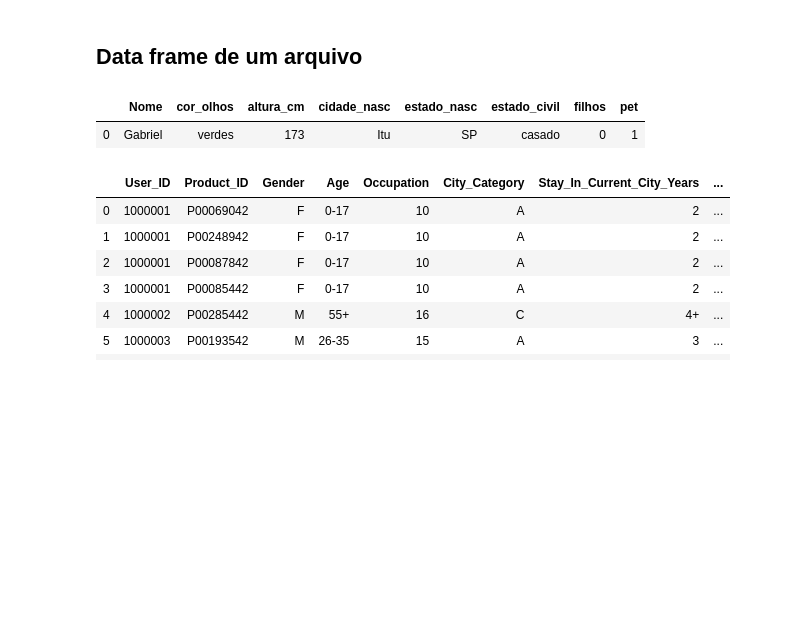
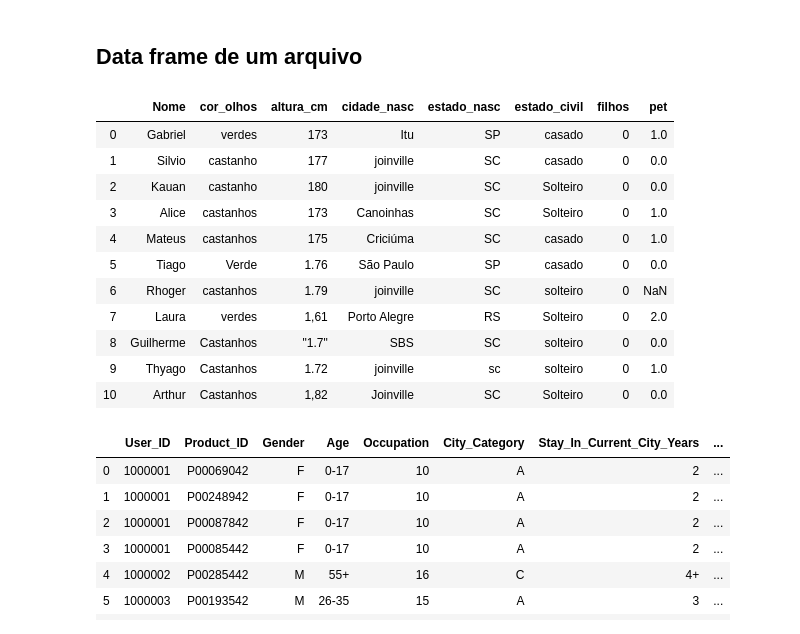
Before and after one commit to gabubellon/xp-ds-joi-2019, a Jupyter notebook: semana02/01.semana02.pandas.ipynb, the cells around one changed output. Saved outputs shown, nothing was run; the diff lists cells and outputs as text; code cells hidden in the pictures; blank space fills up the shorter version.

```diff
--- a/semana02/01.semana02.pandas.ipynb
+++ b/semana02/01.semana02.pandas.ipynb
@@ -223,11 +223,21 @@ df_dict
 # %% [markdown]
 ## Data frame de um arquivo
 # %%
-df_file_csv = pd.read_csv('dados.csv',delimiter=',',)
+df_file_csv = pd.read_csv('dados.csv',delimiter=',')
 df_file_csv
 # %% [output]
 |  | Nome | cor_olhos | altura_cm | cidade_nasc | estado_nasc | estado_civil | filhos | pet |
-| 0 | Gabriel | verdes | 173 | Itu | SP | casado | 0 | 1 |
+| 0 | Gabriel | verdes | 173 | Itu | SP | casado | 0 | 1.0 |
+| 1 | Silvio | castanho | 177 | joinville | SC | casado | 0 | 0.0 |
+| 2 | Kauan | castanho | 180 | joinville | SC | Solteiro | 0 | 0.0 |
+| 3 | Alice | castanhos | 173 | Canoinhas | SC | Solteiro | 0 | 1.0 |
+| 4 | Mateus | castanhos | 175 | Criciúma | SC | casado | 0 | 1.0 |
+| 5 | Tiago | Verde | 1.76 | São Paulo | SP | casado | 0 | 0.0 |
+| 6 | Rhoger | castanhos | 1.79 | joinville | SC | solteiro | 0 | NaN |
+| 7 | Laura | verdes | 1,61 | Porto Alegre | RS | Solteiro | 0 | 2.0 |
+| 8 | Guilherme | Castanhos | "1.7" | SBS | SC | solteiro | 0 | 0.0 |
+| 9 | Thyago | Castanhos | 1.72 | joinville | sc | solteiro | 0 | 1.0 |
+| 10 | Arthur | Castanhos | 1,82 | Joinville | SC | Solteiro | 0 | 0.0 |
 # %%
 #https://pandas.pydata.org/pandas-docs/stable/user_guide/io.html
 df_file_remote = pd.read_csv('https://codenation-challenges.s3-us-west-1.amazonaws.com/data-science-0/black_friday.csv')
```
Also changed, not shown: parts of 43 cells of this notebook, 3 other files.
